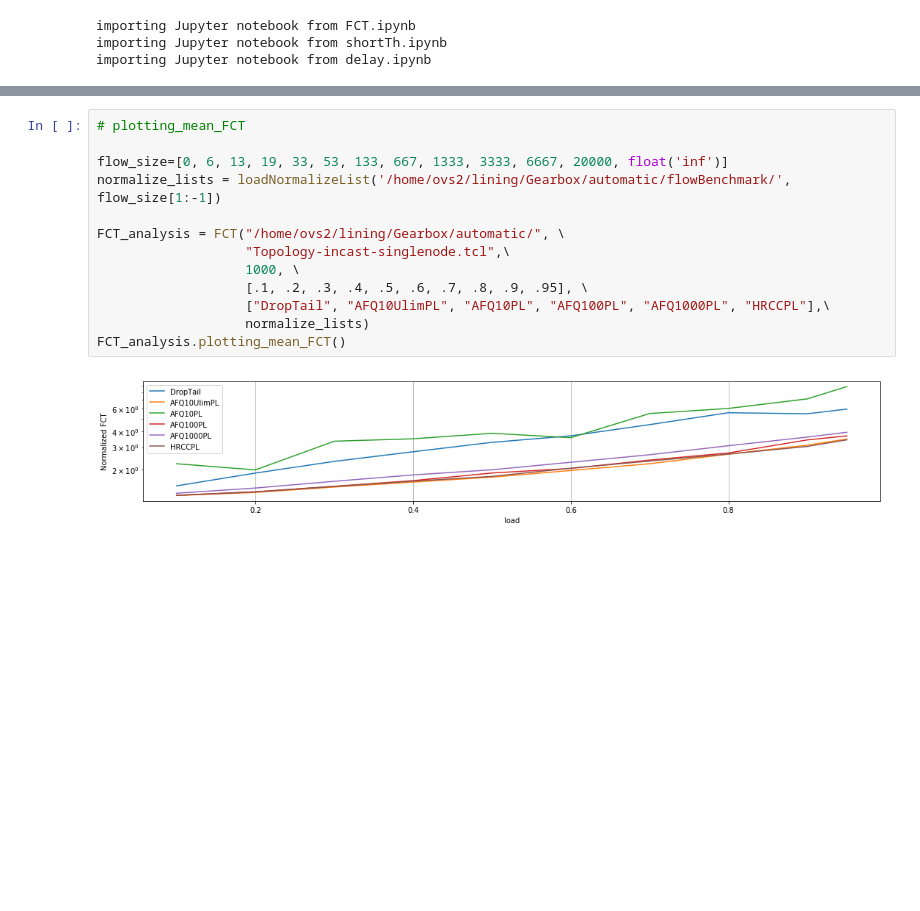
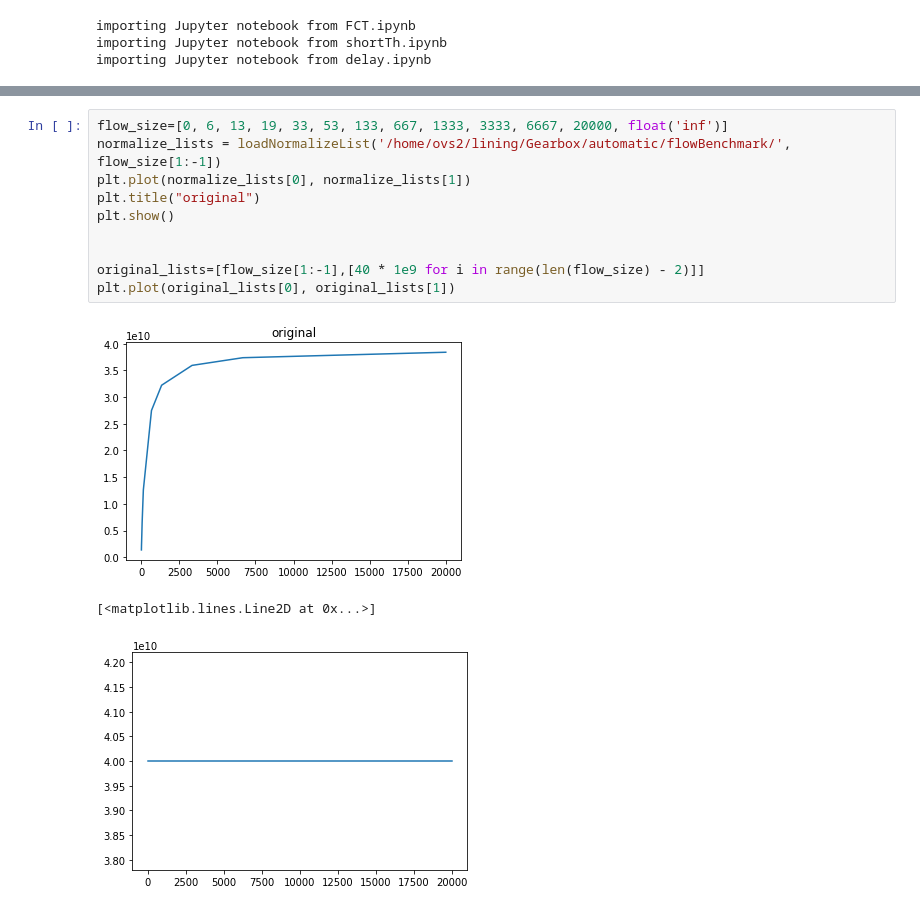
Before and after one commit to FruitBrother/Gearbox, a Jupyter notebook: analysis/FCT_analysis.ipynb, the cells around one changed output, grey strips where cells are left out. Cells and saved outputs as stored; diff of their text form; blank space fills up the shorter version.

```diff
--- a/analysis/FCT_analysis.ipynb
+++ b/analysis/FCT_analysis.ipynb
@@ -74,15 +10,14 @@ last:
 # %%
-# plotting_mean_FCT
-
 flow_size=[0, 6, 13, 19, 33, 53, 133, 667, 1333, 3333, 6667, 20000, float('inf')]
 normalize_lists = loadNormalizeList('/home/ovs2/lining/Gearbox/automatic/flowBenchmark/', flow_size[1:-1])
+plt.plot(normalize_lists[0], normalize_lists[1])
+plt.title("original")
+plt.show()
 
-FCT_analysis = FCT("/home/ovs2/lining/Gearbox/automatic/", \
-                   "Topology-incast-singlenode.tcl",\
-                   1000, \
-                   [.1, .2, .3, .4, .5, .6, .7, .8, .9, .95], \
-                   ["DropTail", "AFQ10UlimPL", "AFQ10PL", "AFQ100PL", "AFQ1000PL", "HRCCPL"],\
-                   normalize_lists)
-FCT_analysis.plotting_mean_FCT()
+
+original_lists=[flow_size[1:-1],[40 * 1e9 for i in range(len(flow_size) - 2)]]
+plt.plot(original_lists[0], original_lists[1])
 # %% [output]
-[figure, old version]
+[figure, new version]
+[<matplotlib.lines.Line2D at 0x...>]
+[figure, added]
```
Also changed, not shown: parts of 13 cells of this notebook, 8 other files.
